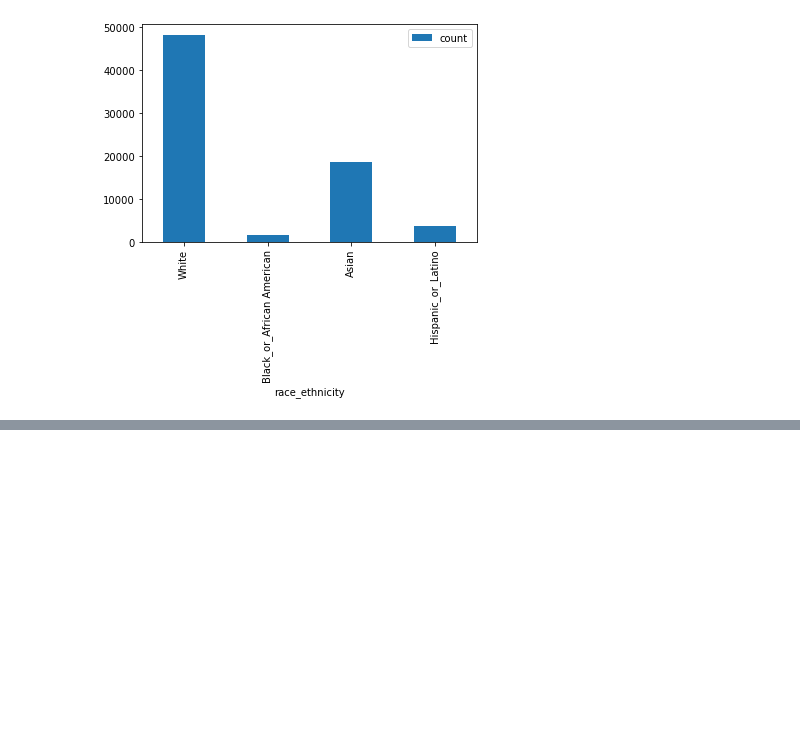
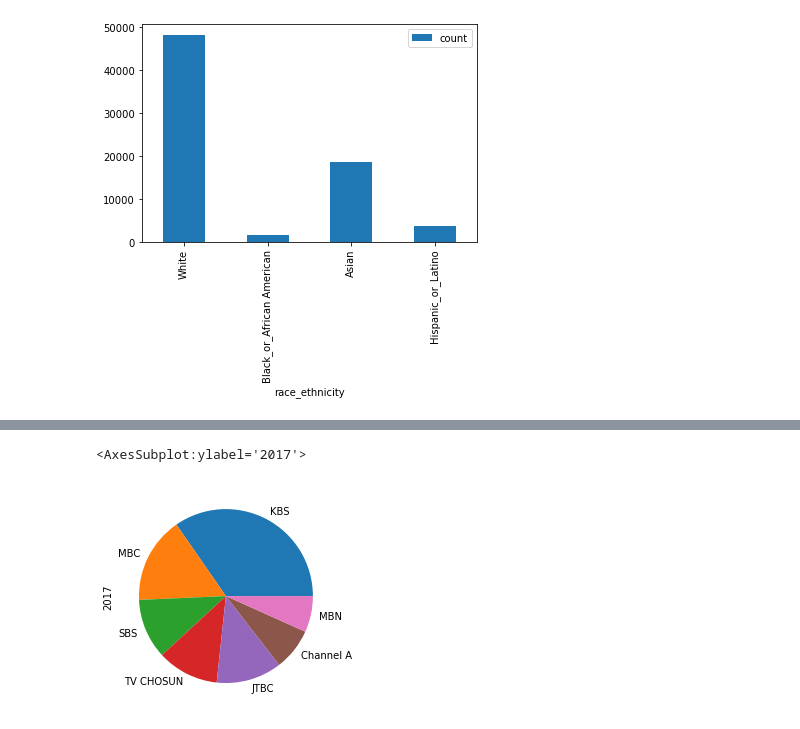
Before and after one commit to julesdata/Python, a Jupyter notebook: 코드잇_데이터사이언스입문/3_1.시각화와 그래프.ipynb, the cells around one changed output, grey strips where cells are left out. Drawn from its saved outputs; the diff is of its cells as text; code cells hidden in the pictures; blank space fills up the shorter version.

```diff
--- a/코드잇_데이터사이언스입문/3_1.시각화와 그래프.ipynb
+++ b/코드잇_데이터사이언스입문/3_1.시각화와 그래프.ipynb
@@ -252,0 +256,3 @@ Male_Manager.plot(kind = 'bar', x='race_ethnicity',y='count')
+# %%
+df = pd.read_csv('data/broadcast.csv', index_col= 0)
+df
@@ -252,0 +279,5 @@ Male_Manager.plot(kind = 'bar', x='race_ethnicity',y='count')
+# %%
+df.loc[2017].plot(kind = 'pie')
+# %% [output]
+<AxesSubplot:ylabel='2017'>
+[figure, added]
```
Also changed, not shown: parts of 13 cells of this notebook.
